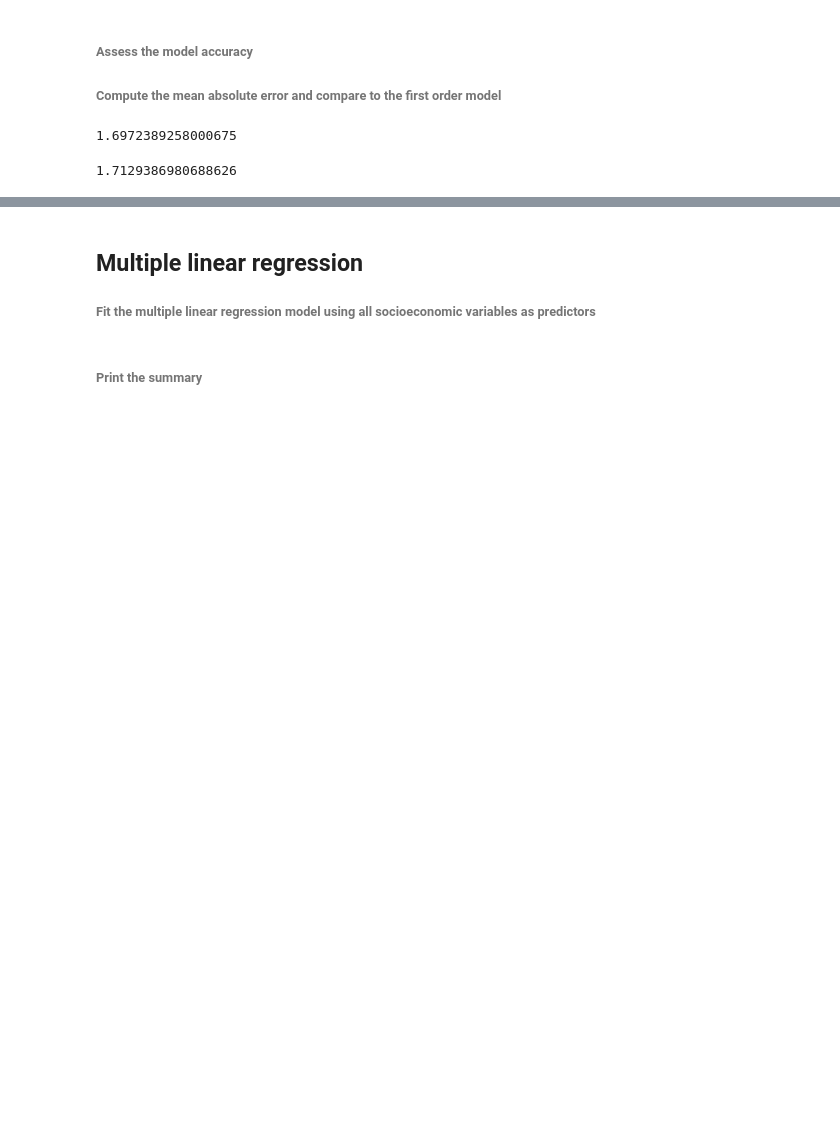
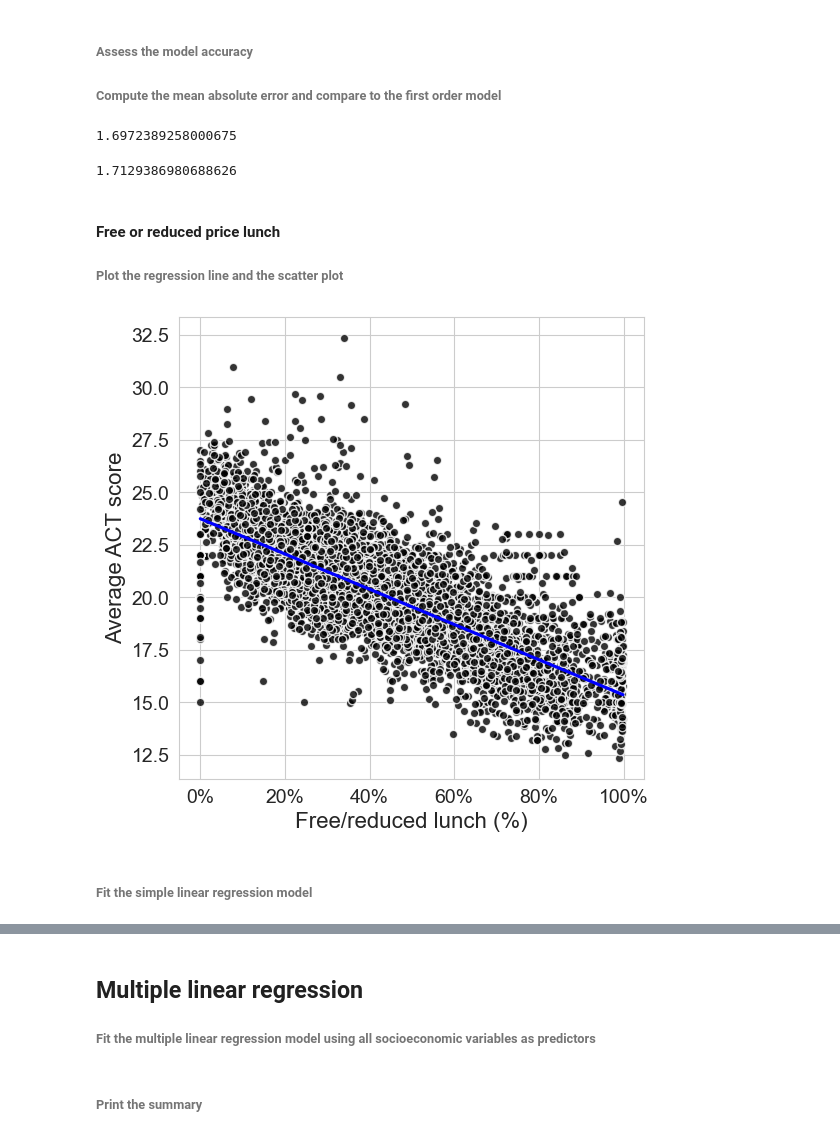
Before and after one commit to benjaminjonjessop/education, a Jupyter notebook: code/Education.ipynb, the cells around one changed output, grey strips where cells are left out. Saved outputs shown, nothing was run; the diff lists cells and outputs as text; code cells hidden in the pictures; blank space fills up the shorter version.

```diff
--- a/code/Education.ipynb
+++ b/code/Education.ipynb
@@ -970,3 +970,33 @@ mean_absolute_error(df['average_act'], model_median_income2.predict())
 mean_absolute_error(df['average_act'], model_median_income.predict())
 # %% [output]
 1.7129386980688626
+# %% [markdown]
+#### Free or reduced price lunch
+
+###### Plot the regression line and the scatter plot
+# %%
+import matplotlib.ticker as mtick
+
+plt.figure(figsize=(6, 6))
+
+sns.regplot(
+    data=df,
+    x='percent_lunch',
+    y='average_act',
+    color='blue',
+    ci=False,
+    scatter_kws={'color': 'black', 'edgecolors': 'white', 'linewidths': 1}
+)
+
+plt.xlabel('Free/reduced lunch (%)', fontsize=16)
+plt.ylabel('Average ACT score', fontsize=16)
+plt.tick_params(labelsize=14)
+
+# 👇 format x-axis from 0–1 to 0%–100%
+plt.gca().xaxis.set_major_formatter(mtick.PercentFormatter(xmax=1))
+
+plt.show()
+# %% [output]
+[figure, added]
+# %% [markdown]
+###### Fit the simple linear regression model
```
Also changed, not shown: parts of 23 cells of this notebook, 1 other file.
